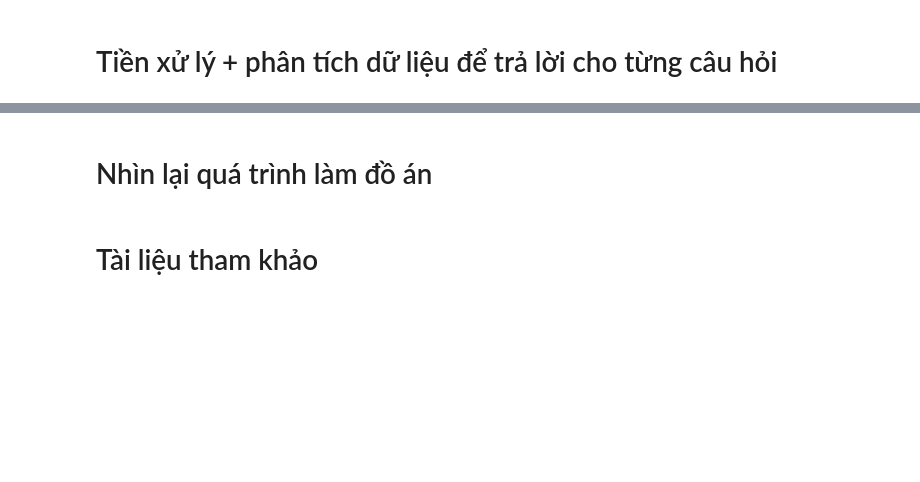
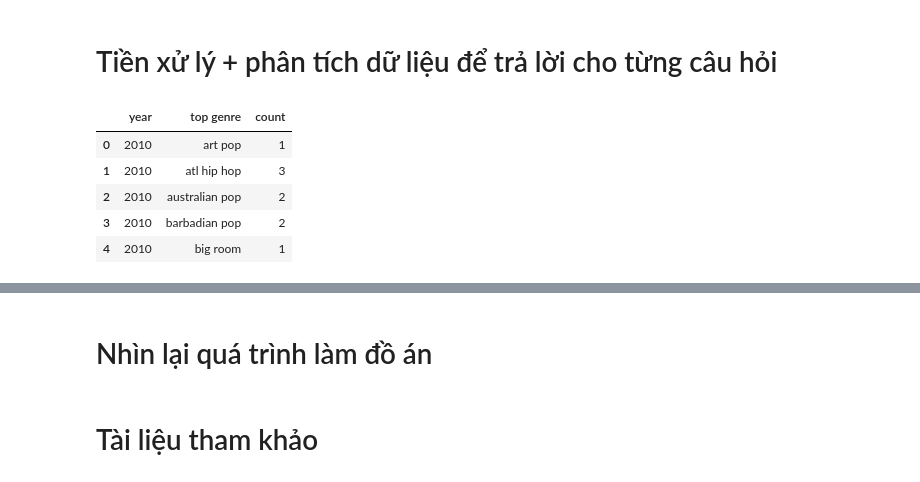
Before and after one commit to DoLienKhoa/P4DS, a Jupyter notebook: Main.ipynb, the cells around one changed output, grey strips where cells are left out. Cells and saved outputs as stored; diff of their text form; code cells hidden in the pictures; blank space fills up the shorter version.

```diff
--- a/Main.ipynb
+++ b/Main.ipynb
@@ -131,3 +132,13 @@ Sau khi đã khám phá dữ liệu và hiểu hơn về dữ liệu, ta thấy
     Ý nghĩa: Khi trả lời được câu hỏi này thì tác giả dựa trên các đặc điểm phổ biến đó sẽ nắm bắt xu hướng của thị trường âm nhạc, nên có lợi thế sáng tác được những bài hát phù hợp với thị trường, người nghe nhiều hơn. Hoặc tác giả có thể sáng tác bài hát có đặc điểm khác biệt nếu được người nghe ủng hộ thì từ đó tạo ra bước chạy đà cho một xu hướng âm nhạc mới.
 # %% [markdown]
 # Tiền xử lý + phân tích dữ liệu để trả lời cho từng câu hỏi
+# %%
+top_count_df = top_songs_df[['year', 'top genre', 'pop']].groupby(['year', 'top genre'])['pop'].count().reset_index(name = 'count')
+top_count_df.head()
+# %% [output]
+|  | year | top genre | count |
+| 0 | 2010 | art pop | 1 |
+| 1 | 2010 | atl hip hop | 3 |
+| 2 | 2010 | australian pop | 2 |
+| 3 | 2010 | barbadian pop | 2 |
+| 4 | 2010 | big room | 1 |
```
Also changed, not shown: parts of 7 cells of this notebook.
